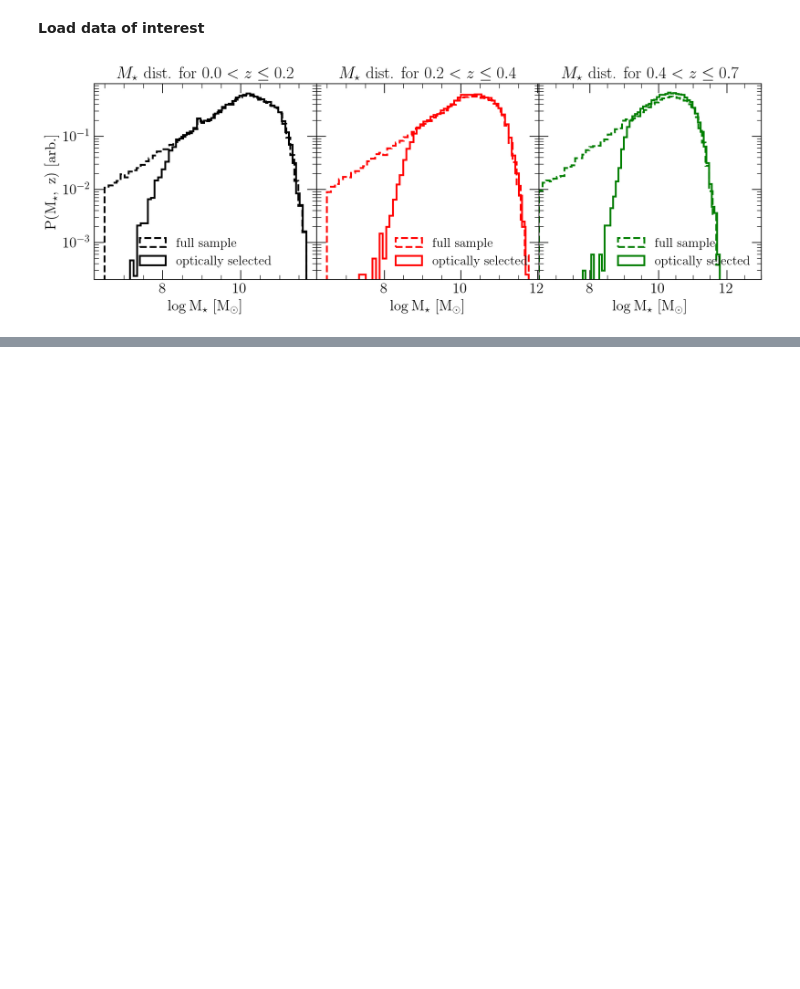
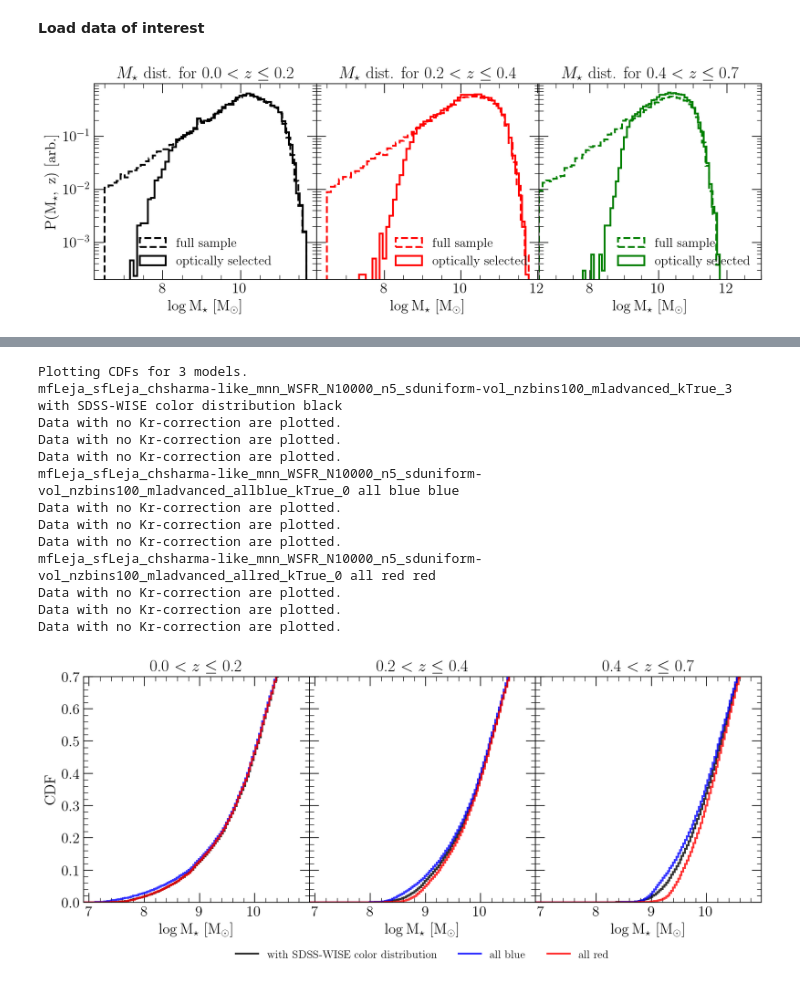
Before and after one commit to loudasnick/GALFRB, a Jupyter notebook: examples/data_postprocessing.ipynb, the cells around one changed output, grey strips where cells are left out. Cells and saved outputs as stored; diff of their text form; code cells hidden in the pictures; blank space fills up the shorter version.

```diff
--- a/examples/data_postprocessing.ipynb
+++ b/examples/data_postprocessing.ipynb
@@ -128,0 +324,23 @@ plt.show()
+# %%
+plot_cdfs(fnames = [avail_files[1], avail_files[0], avail_files[7]][::-1],
+tags = ['all red', 'all blue', 'with SDSS-WISE color distribution'][::-1],
+plot_noKr=True,
+ls_noKr='-',
+plot_raw=False,
+plot_mcut=False,
+ add_data=False, caption_ncol=4, savefig=False, fname='App_fig4.pdf', color_palette='tab10', clrs=['black', 'blue', 'red'], xrange=(6.9, 10.99), yrange=(0.,0.7))
+# %% [output]
+Plotting CDFs for 3 models.
+mfLeja_sfLeja_chsharma-like_mnn_WSFR_N10000_n5_sduniform-vol_nzbins100_mladvanced_kTrue_3 with SDSS-WISE color distribution black
+Data with no Kr-correction are plotted.
+Data with no Kr-correction are plotted.
+Data with no Kr-correction are plotted.
+mfLeja_sfLeja_chsharma-like_mnn_WSFR_N10000_n5_sduniform-vol_nzbins100_mladvanced_allblue_kTrue_0 all blue blue
+Data with no Kr-correction are plotted.
+Data with no Kr-correction are plotted.
+Data with no Kr-correction are plotted.
+mfLeja_sfLeja_chsharma-like_mnn_WSFR_N10000_n5_sduniform-vol_nzbins100_mladvanced_allred_kTrue_0 all red red
+Data with no Kr-correction are plotted.
+Data with no Kr-correction are plotted.
+Data with no Kr-correction are plotted.
+[figure, added]
```
Also changed, not shown: parts of 8 cells of this notebook, 3 other files.
